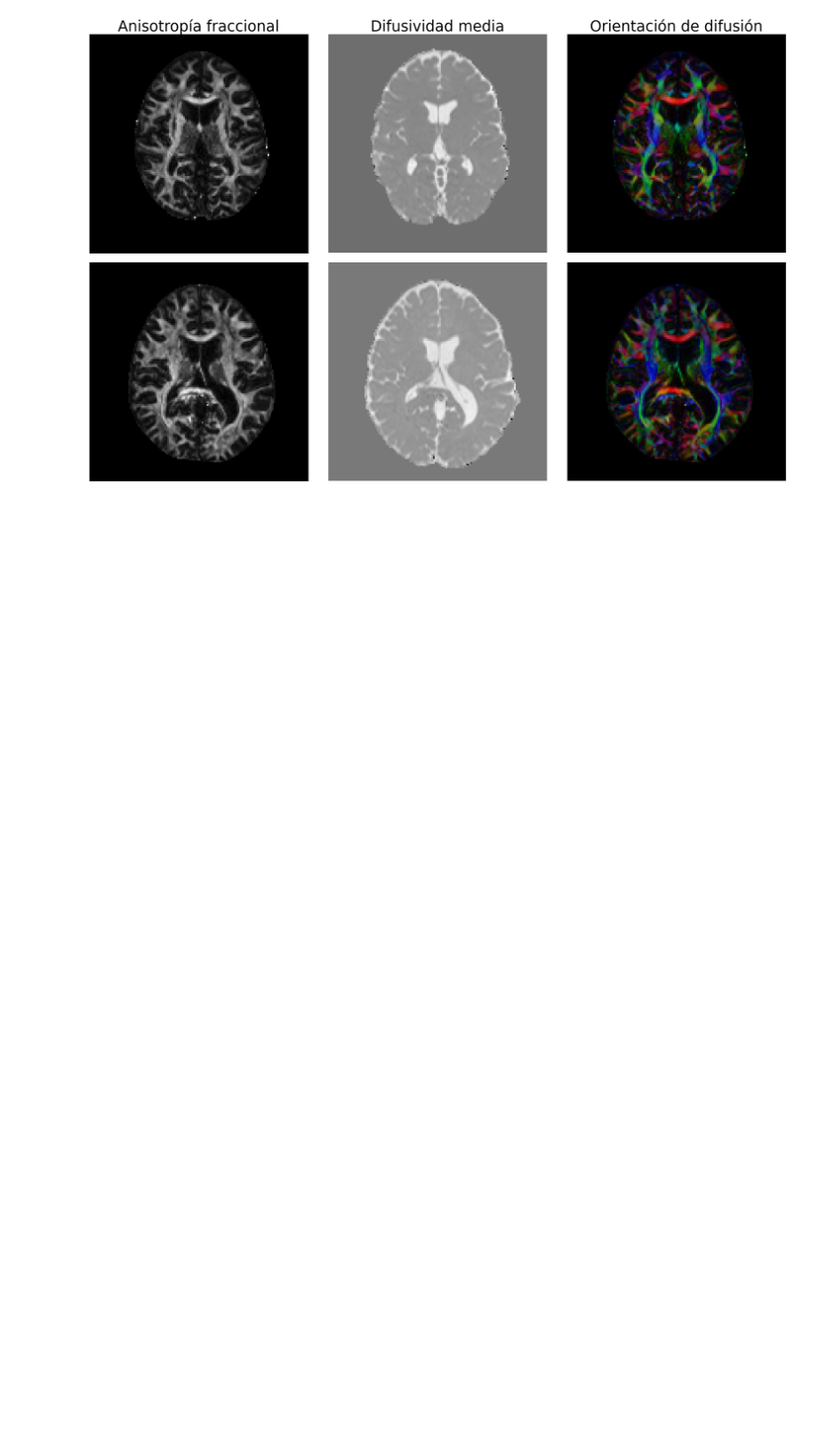
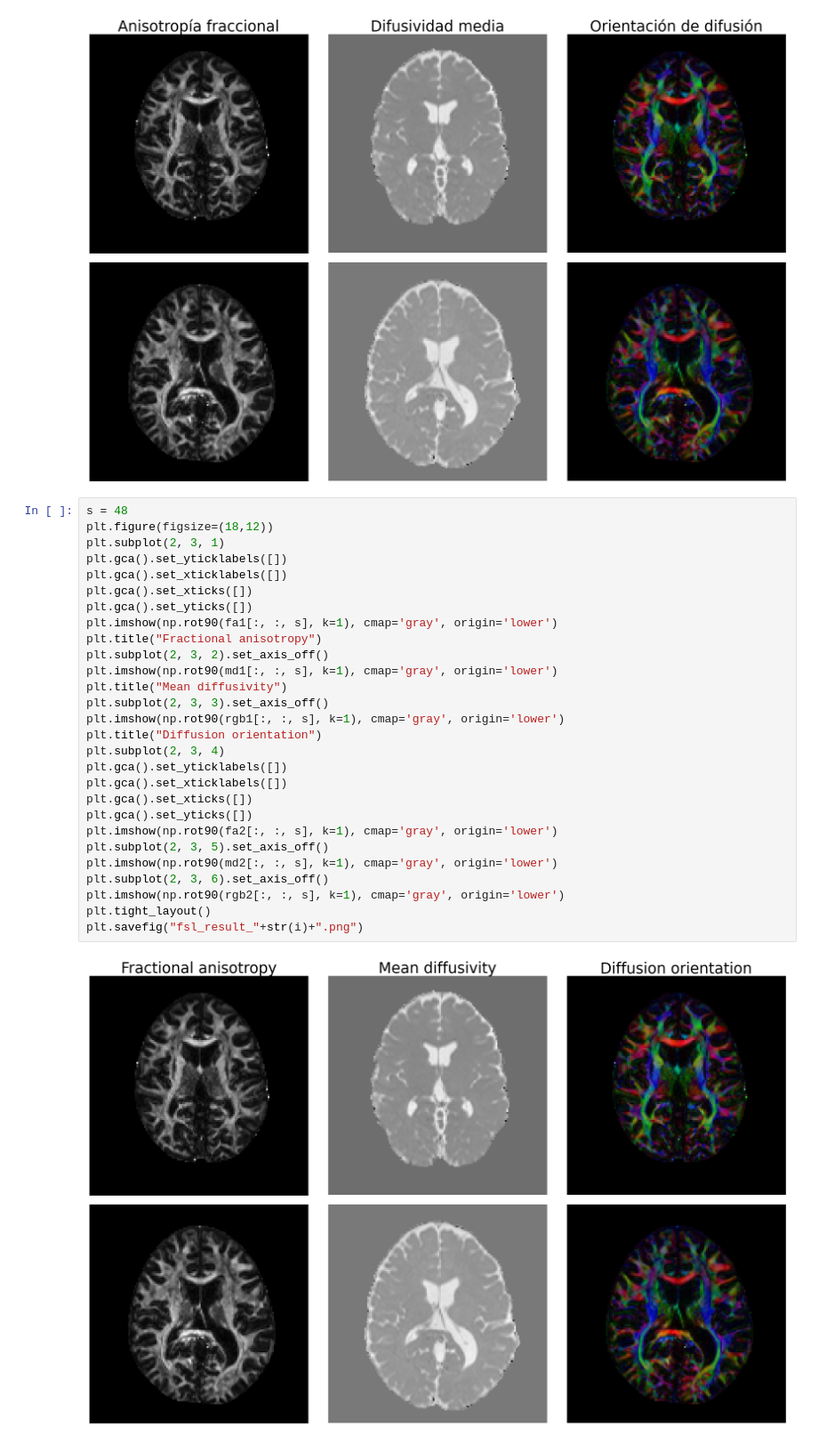
Before and after one commit to dbandala/transformer-dti, a Jupyter notebook: scripts/fsl_results.ipynb, the cells around one changed output. Shown at 89% size. Saved outputs shown, nothing was run; the diff lists cells and outputs as text; blank space fills up the shorter version.

```diff
--- a/scripts/fsl_results.ipynb
+++ b/scripts/fsl_results.ipynb
@@ -74,6 +75,36 @@ plt.tight_layout()
 plt.savefig("fsl_result_"+str(i)+".png")
 # %% [output]
 [figure]
+# %%
+s = 48
+plt.figure(figsize=(18,12))
+plt.subplot(2, 3, 1)
+plt.gca().set_yticklabels([])
+plt.gca().set_xticklabels([])
+plt.gca().set_xticks([])
+plt.gca().set_yticks([])
+plt.imshow(np.rot90(fa1[:, :, s], k=1), cmap='gray', origin='lower')
+plt.title("Fractional anisotropy")
+plt.subplot(2, 3, 2).set_axis_off()
+plt.imshow(np.rot90(md1[:, :, s], k=1), cmap='gray', origin='lower')
+plt.title("Mean diffusivity")
+plt.subplot(2, 3, 3).set_axis_off()
+plt.imshow(np.rot90(rgb1[:, :, s], k=1), cmap='gray', origin='lower')
+plt.title("Diffusion orientation")
+plt.subplot(2, 3, 4)
+plt.gca().set_yticklabels([])
+plt.gca().set_xticklabels([])
+plt.gca().set_xticks([])
+plt.gca().set_yticks([])
+plt.imshow(np.rot90(fa2[:, :, s], k=1), cmap='gray', origin='lower')
+plt.subplot(2, 3, 5).set_axis_off()
+plt.imshow(np.rot90(md2[:, :, s], k=1), cmap='gray', origin='lower')
+plt.subplot(2, 3, 6).set_axis_off()
+plt.imshow(np.rot90(rgb2[:, :, s], k=1), cmap='gray', origin='lower')
+plt.tight_layout()
+plt.savefig("fsl_result_"+str(i)+".png")
+# %% [output]
+[figure, added]
 # %%
 s = 40
 plt.figure(figsize=(18,12))
```
Also changed, not shown: parts of 1 cell of this notebook.
